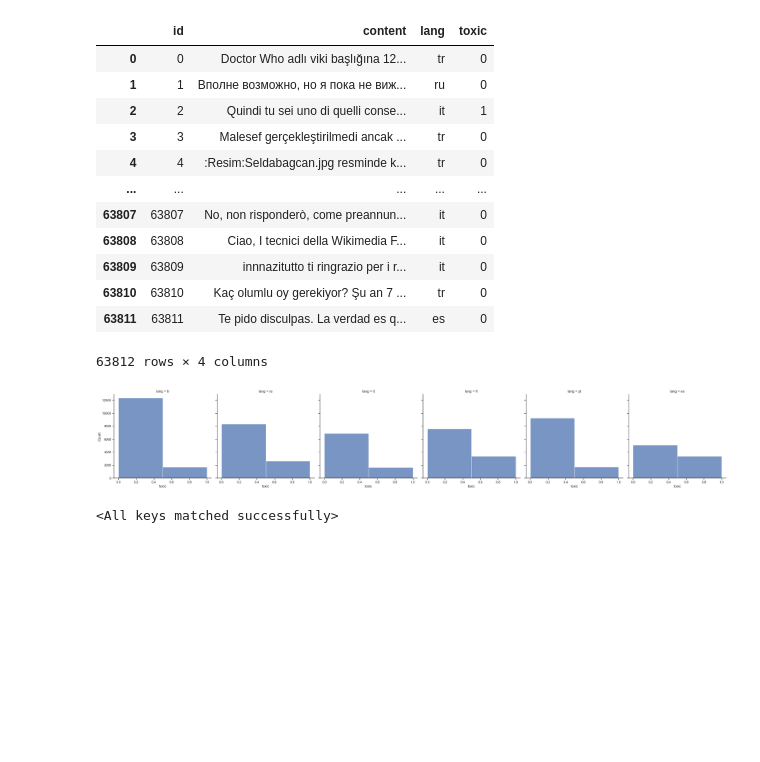
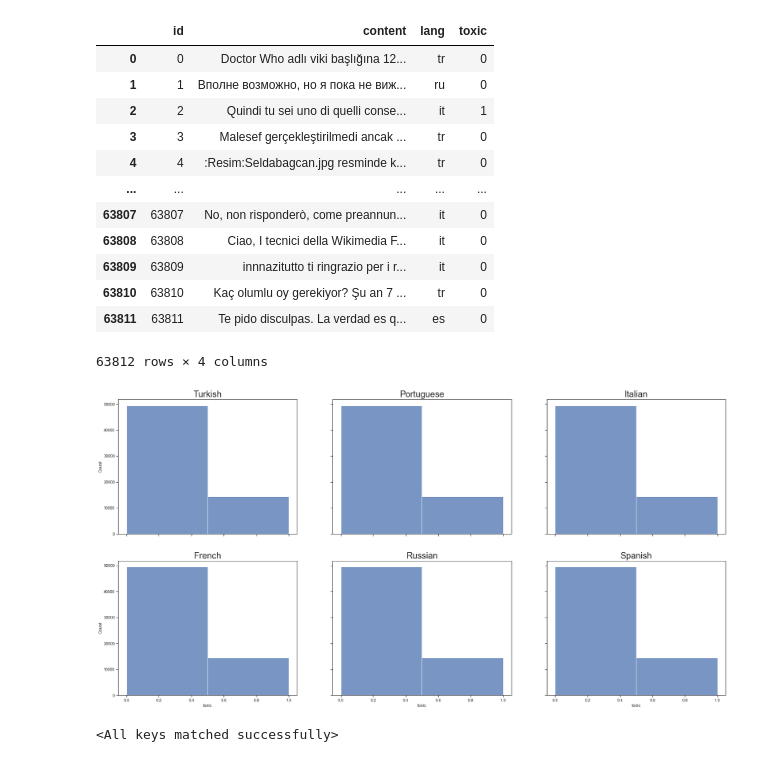
Before and after one commit to VaibhavSingh29/Jigsaw-BERT-multilingual-comment-toxicity-classification-CS725-FML-Project, a Jupyter notebook: classification/mbert_test.ipynb, the cells around one changed output. Cells and saved outputs as stored; diff of their text form; code cells hidden in the pictures; blank space fills up the shorter version.

```diff
--- a/classification/mbert_test.ipynb
+++ b/classification/mbert_test.ipynb
@@ -25,12 +27,33 @@ display(test)
 | 63810 | 63810 | Kaç olumlu oy gerekiyor? Şu an 7 ... | tr | 0 |
 | 63811 | 63811 | Te pido disculpas. La verdad es q... | es | 0 |
 63812 rows × 4 columns
-# %%
-sns.set(style="ticks")
-sns.displot(test, x="toxic", bins=2, stat='count', col='lang')
-plt.show()
-# %% [output]
-[figure, removed]
+# %%
+grouped = test.groupby('lang')
+langs = test.lang.unique()
+rows, cols = 2, 3
+language = {
+    'tr': 'Turkish',
+    'ru': 'Russian',
+    'it': 'Italian',
+    'fr': 'French',
+    'pt': 'Portuguese',
+    'es': 'Spanish'
+}
+fig, axes = plt.subplots(rows, cols,
+                       sharex='col',
+                       sharey='row',
+                       figsize=(30,15)
+                       )
+sns.set(style="ticks")
+
+for i, lang in enumerate(langs):
+    df = grouped.get_group(lang)
+    sns.histplot(test, ax=axes[i%2, i%3], x="toxic", bins=2, stat='count')
+    axes[i%2, i%3].set_title(language[lang], size=24)
+
+plt.show()
+# %% [output]
+[figure, added]
 # %%
 checkpoint = 'bert-base-multilingual-cased'
 # %%
```
Also changed, not shown: parts of 1 cell of this notebook.
